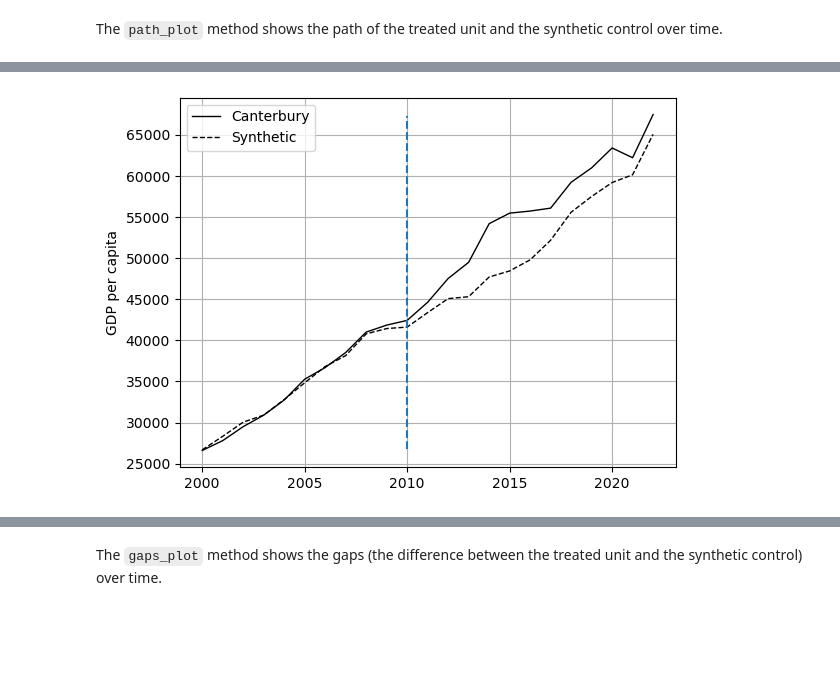
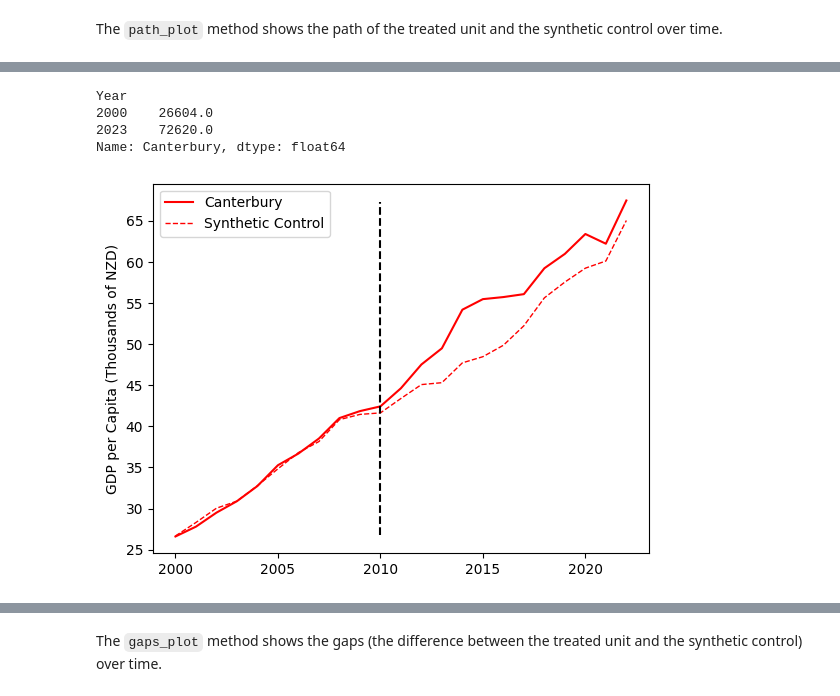
Before and after one commit to diodz/dpl-earthquakes, a Jupyter notebook: notebooks/Canterbury SCM.ipynb, the cells around one changed output, grey strips where cells are left out. Saved outputs shown, nothing was run; the diff lists cells and outputs as text; code cells hidden in the pictures; blank space fills up the shorter version.

Commit message:
Worked on figures

```diff
--- a/notebooks/Canterbury SCM.ipynb
+++ b/notebooks/Canterbury SCM.ipynb
@@ -123,4 +161,15 @@ synth.summary()
+# %%
+z1
+# %% [output]
+Year
+2000    26604.0
+2023    72620.0
+Name: Canterbury, dtype: float64
 # %%
-synth.path_plot(time_period=range(2000, 2023), treatment_time=2010)
+import util
+import importlib
+importlib.reload(util)
+
+nz_res = util.synth_plot_nz(synth, time_period=range(2000, 2023), treatment_time=2010)
 # %% [output]
-[figure, old version]
+[figure, new version]
```
Also changed, not shown: parts of 9 cells of this notebook, 4 other files.
